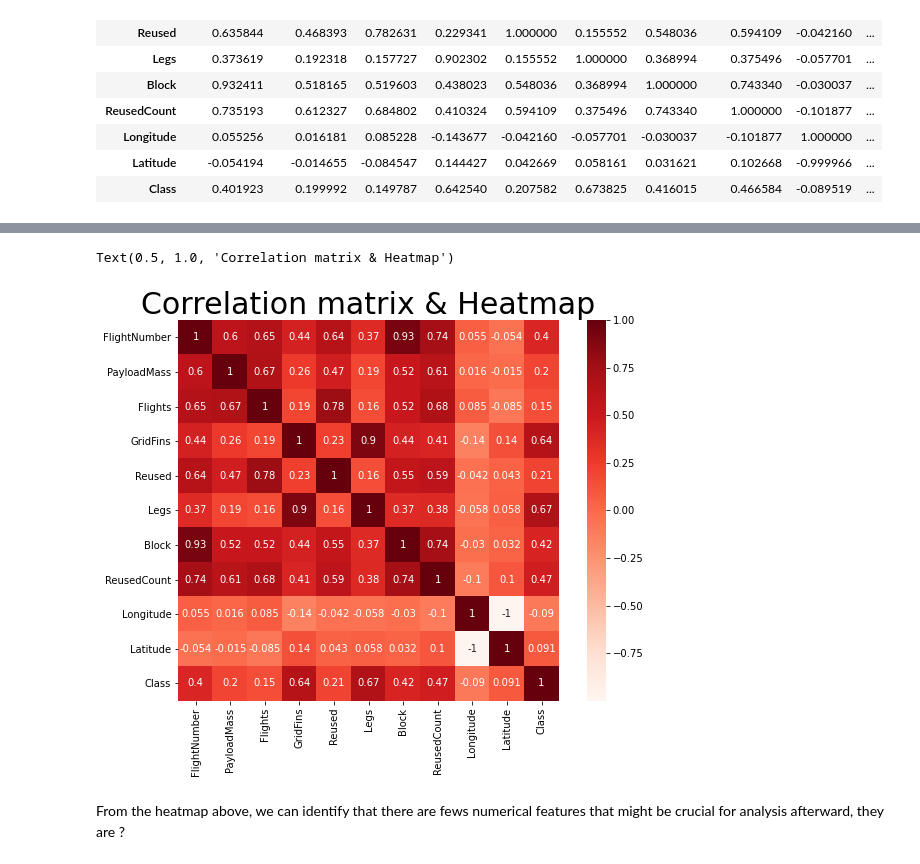
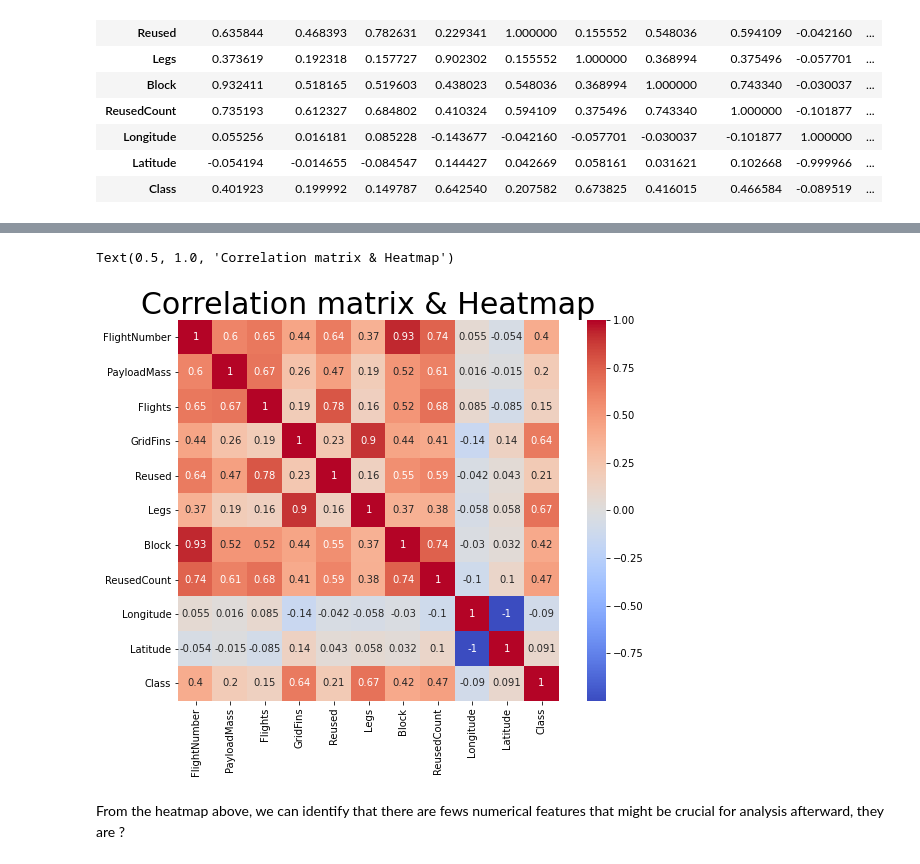
Before and after one commit to chiakl/spacex, a Jupyter notebook: spacex.ipynb, the cells around one changed output, grey strips where cells are left out. Saved outputs shown, nothing was run; the diff lists cells and outputs as text; code cells hidden in the pictures.

```diff
--- a/spacex.ipynb
+++ b/spacex.ipynb
@@ -144,10 +161,10 @@ df.corr()
 # %%
 plt.figure(figsize =(10,7))
 corrmat = df.corr()
-sns.heatmap(corrmat, square=True, annot=True, cbar=True, cmap="Reds");
+sns.heatmap(corrmat, square=True, annot=True, cbar=True, cmap="coolwarm");
 plt.title('Correlation matrix & Heatmap',fontsize = 30)
 # %% [output]
 Text(0.5, 1.0, 'Correlation matrix & Heatmap')
-[figure, old version]
+[figure, new version]
 # %% [markdown]
 From the heatmap above, we can identify that there are fews numerical features that might be crucial for analysis afterward, they are ?
```
Also changed, not shown: parts of 9 cells of this notebook.
